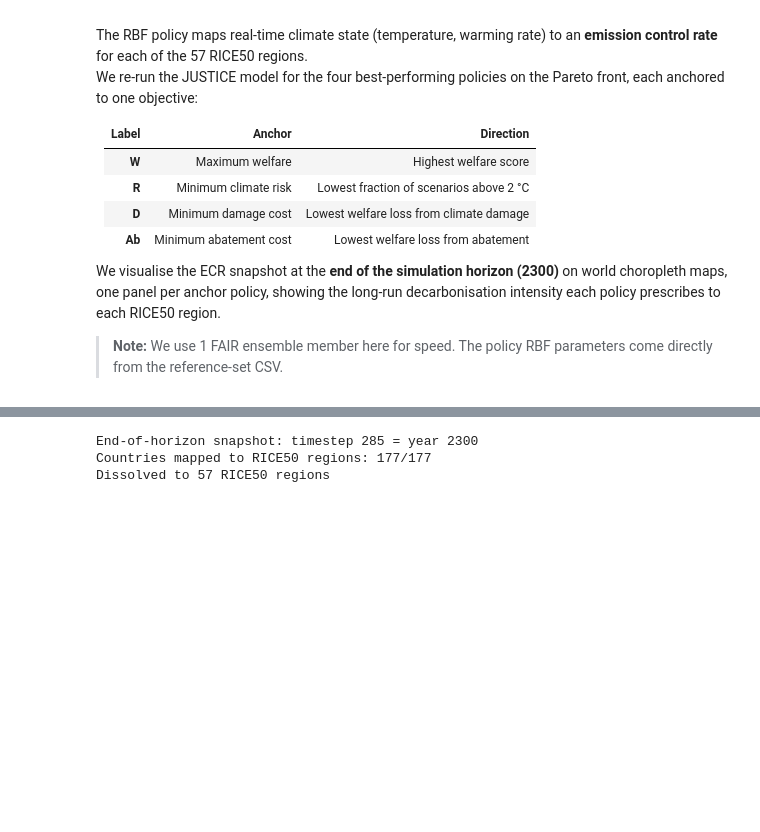
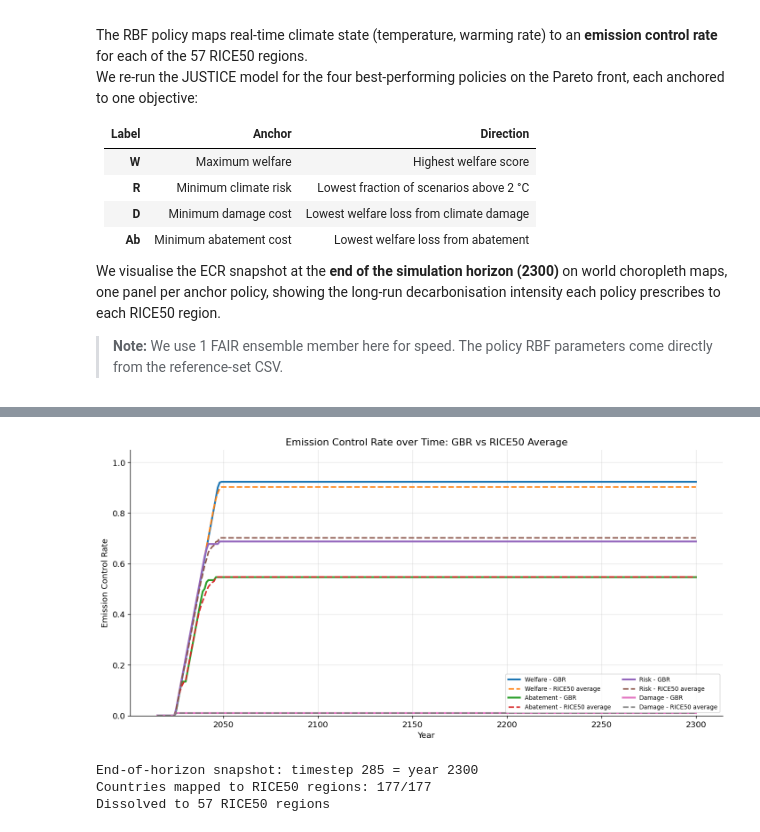
Before and after one commit to finnmaingay-hub/epa141a, a Jupyter notebook: assignments_ema/assignment_07_pareto_visualisation_bs200.ipynb, the cells around one changed output, grey strips where cells are left out. Saved outputs shown, nothing was run; the diff lists cells and outputs as text; code cells hidden in the pictures; blank space fills up the shorter version.

```diff
--- a/assignments_ema/assignment_07_pareto_visualisation_bs200.ipynb
+++ b/assignments_ema/assignment_07_pareto_visualisation_bs200.ipynb
@@ -488,0 +549,55 @@ Done.
+# %%
+import numpy as np
+import pandas as pd
+import matplotlib.pyplot as plt
+import os
+
+years = np.asarray(_time_horizon.model_time_horizon).astype(int)
+
+# Find GBR region index
+gbr_idx = [r.lower() for r in REGION_LIST].index("gbr")
+
+# Put the four policy ECR arrays together
+ecr_policies = {
+    "Welfare": ecr_W,
+    "Abatement": ecr_Ab,
+    "Risk": ecr_R,
+    "Damage": ecr_D,
+}
+
+fig, ax = plt.subplots(figsize=(12, 6))
+
+for policy_label, ecr in ecr_policies.items():
+    # GBR trajectory
+    gbr_ecr = ecr[gbr_idx, :]
+
+    # Unweighted average across all RICE50 regions
+    avg_ecr = ecr.mean(axis=0)
+
+    ax.plot(
+        years,
+        gbr_ecr,
+        linewidth=2.5,
+        label=f"{policy_label} - GBR",
+    )
+
+    ax.plot(
+        years,
+        avg_ecr,
+        linewidth=2,
+        linestyle="--",
+        label=f"{policy_label} - RICE50 average",
+    )
+
+ax.set_title("Emission Control Rate over Time: GBR vs RICE50 Average")
+ax.set_xlabel("Year")
+ax.set_ylabel("Emission Control Rate")
+ax.set_ylim(0, 1.05)
+ax.grid(alpha=0.3)
+ax.legend(ncol=2, fontsize=8)
+
+plt.tight_layout()
+plt.savefig(os.path.join(_PLOTS_DIR, "ecr_gbr_vs_average_all_policies.png"), dpi=150)
+plt.show()
+# %% [output]
+[figure, added]
```
Also changed, not shown: parts of 6 cells of this notebook, 10 other files.
